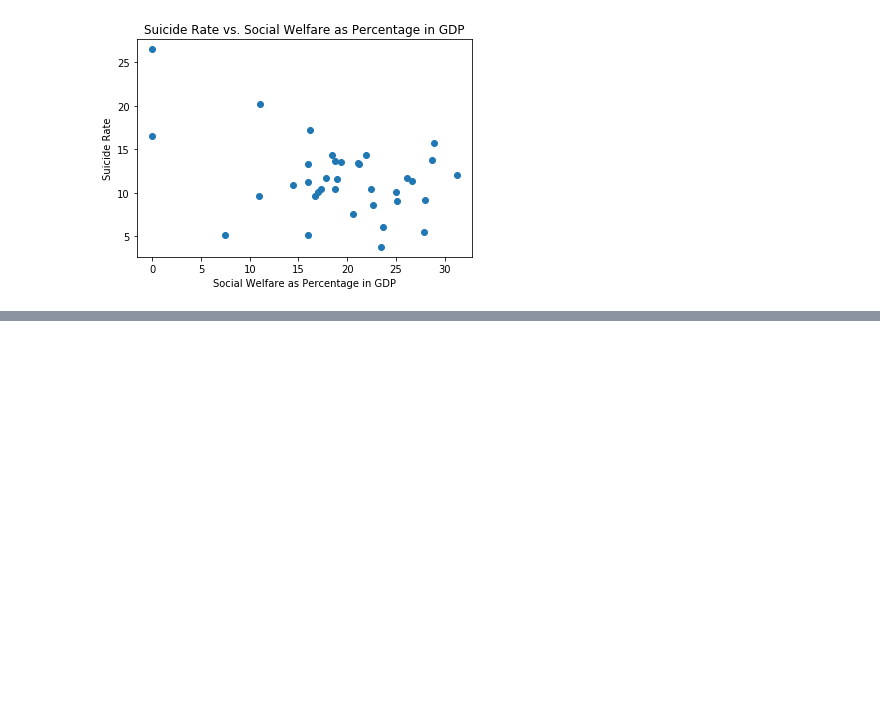
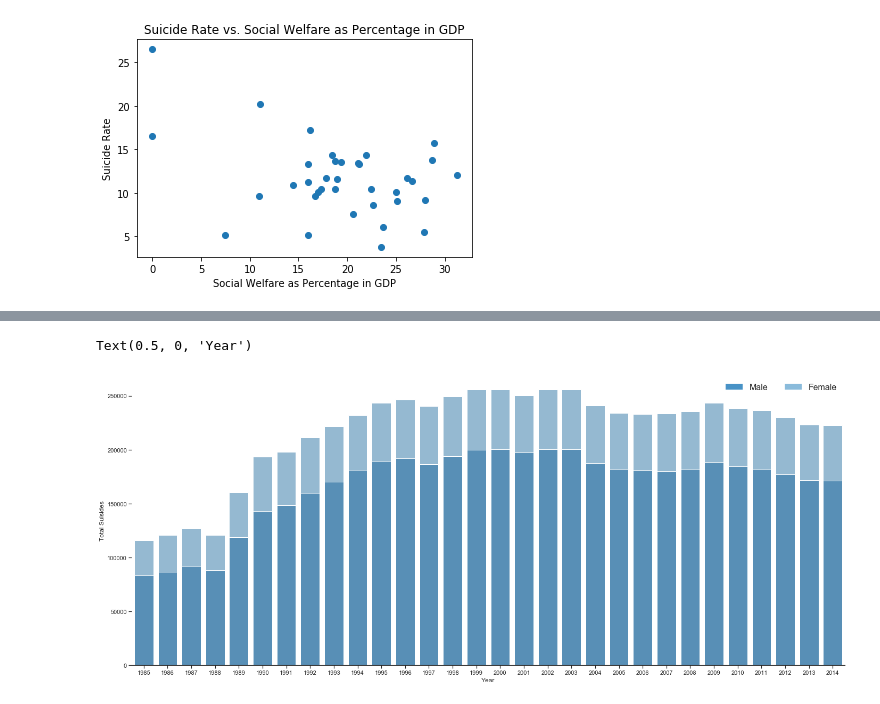
Before and after one commit to Yueeeeeeee/COGS9_Project, a Jupyter notebook: Algo.ipynb, the cells around one changed output, grey strips where cells are left out. Cells and saved outputs as stored; diff of their text form; code cells hidden in the pictures; blank space fills up the shorter version.

```diff
--- a/Algo.ipynb
+++ b/Algo.ipynb
@@ -209,0 +207,33 @@ countries['Czech Republic']
+# %%
+data = pd.read_csv('master.csv')
+data = data[data['year'] < 2015]
+df0 = data[['year', 'suicides_no']]
+df0 = df0.groupby(['year'], as_index=False).agg({'suicides_no': 'sum'})
+df1 = data[['year', 'sex', 'suicides_no']]
+df1 = df1.groupby(['year', 'sex'], as_index=False).agg({'suicides_no': 'sum'})
+
+sns.set(style="ticks")
+colors = sns.color_palette("Blues_d")
+
+#Plot 1 - background - "total" (top) series
+sns.barplot(x = df0['year'], y = df0['suicides_no'], color=colors[5])
+
+#Plot 2 - overlay - "bottom" series
+bottom_plot = sns.barplot(x = df1[df1['sex']=='male']['year'], y = df1[df1['sex']=='male']['suicides_no'], color=colors[3])
+
+
+topbar = plt.Rectangle((0, 0), 1, 1, fc=colors[5], edgecolor='none')
+bottombar = plt.Rectangle((0, 0), 1, 1, fc=colors[3],  edgecolor='none')
+l = plt.legend([bottombar, topbar], ['Male', 'Female'], loc=1, ncol = 2, prop={'size':16})
+l.draw_frame(False)
+
+sns.despine(left=True)
+bottom_plot.set_ylabel("Total Suisides")
+bottom_plot.set_xlabel("Year")
+
+#for item in ([bottom_plot.xaxis.label, bottom_plot.yaxis.label] +
+#             bottom_plot.get_xticklabels() + bottom_plot.get_yticklabels()):
+#    item.set_fontsize(16)
+# %% [output]
+Text(0.5, 0, 'Year')
+[figure, added]
```
Also changed, not shown: parts of 5 cells of this notebook, 2 other files.
